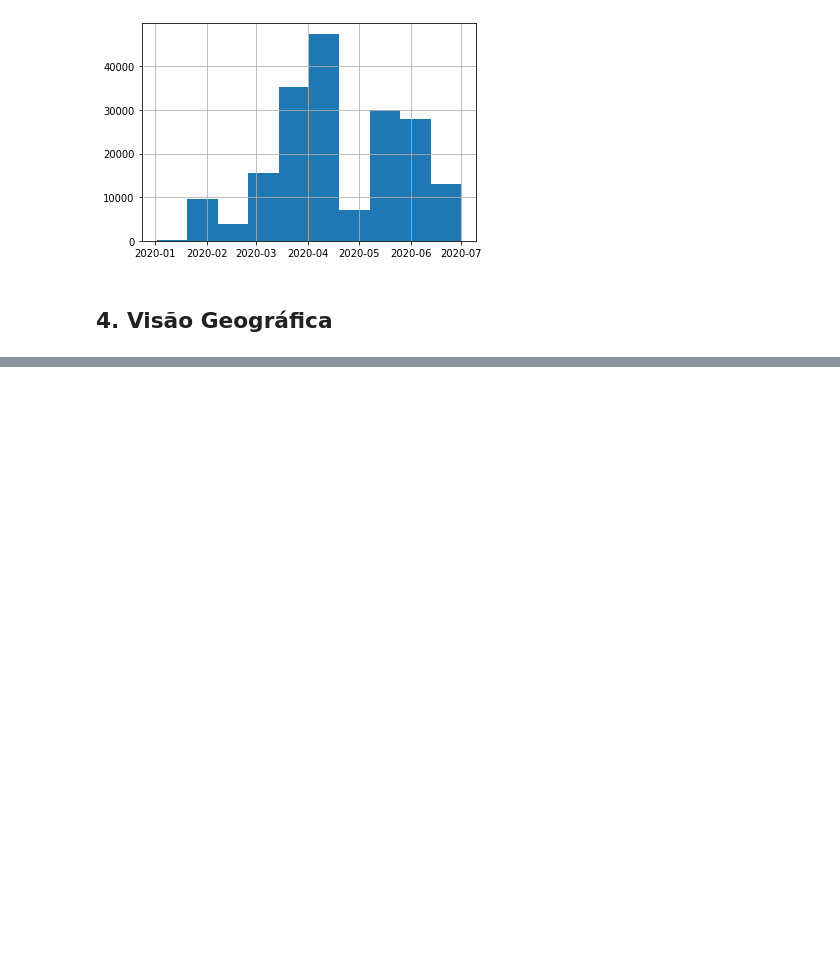
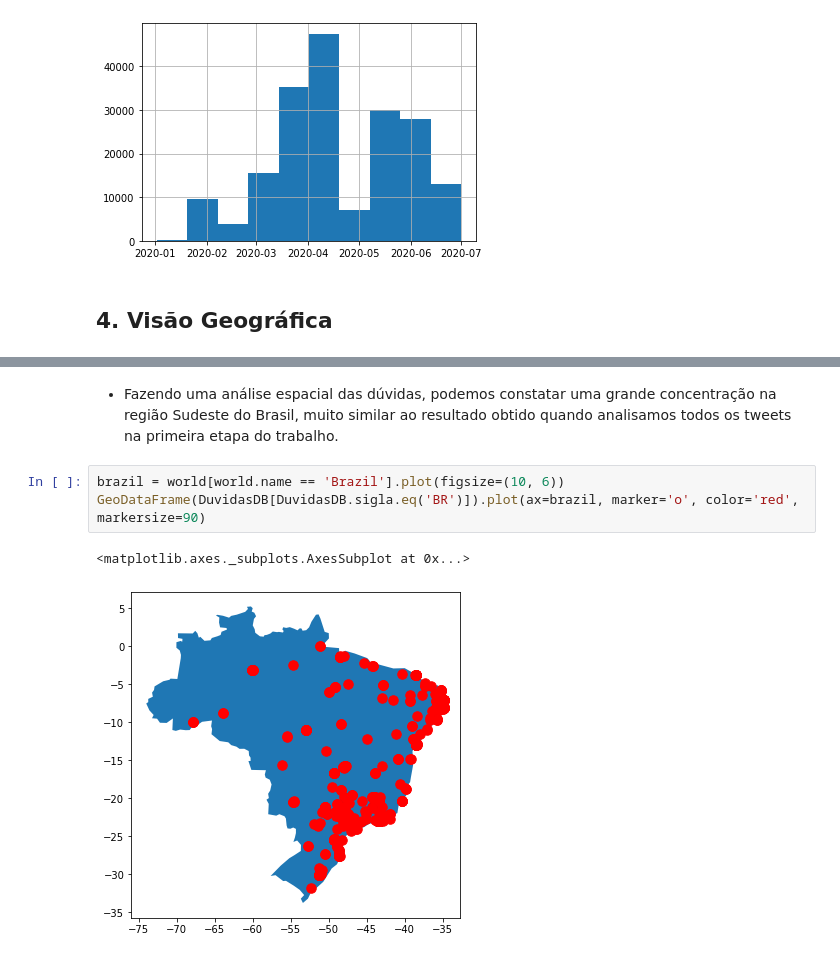
Before and after one commit to bmnds/uea-data-science-02-python-programming, a Jupyter notebook: trabalho_final.ipynb, the cells around one changed output, grey strips where cells are left out. Cells and saved outputs as stored; diff of their text form; blank space fills up the shorter version.

```diff
--- a/trabalho_final.ipynb
+++ b/trabalho_final.ipynb
@@ -497,0 +498,8 @@ DuvidasDB
+# %% [markdown]
+- Fazendo uma análise espacial das dúvidas, podemos constatar uma grande concentração na região Sudeste do Brasil, muito similar ao resultado obtido quando analisamos todos os tweets na primeira etapa do trabalho.
+# %%
+brazil = world[world.name == 'Brazil'].plot(figsize=(10, 6))
+GeoDataFrame(DuvidasDB[DuvidasDB.sigla.eq('BR')]).plot(ax=brazil, marker='o', color='red', markersize=90)
+# %% [output]
+<matplotlib.axes._subplots.AxesSubplot at 0x...>
+[figure, added]
```
Also changed, not shown: parts of 25 cells of this notebook.
